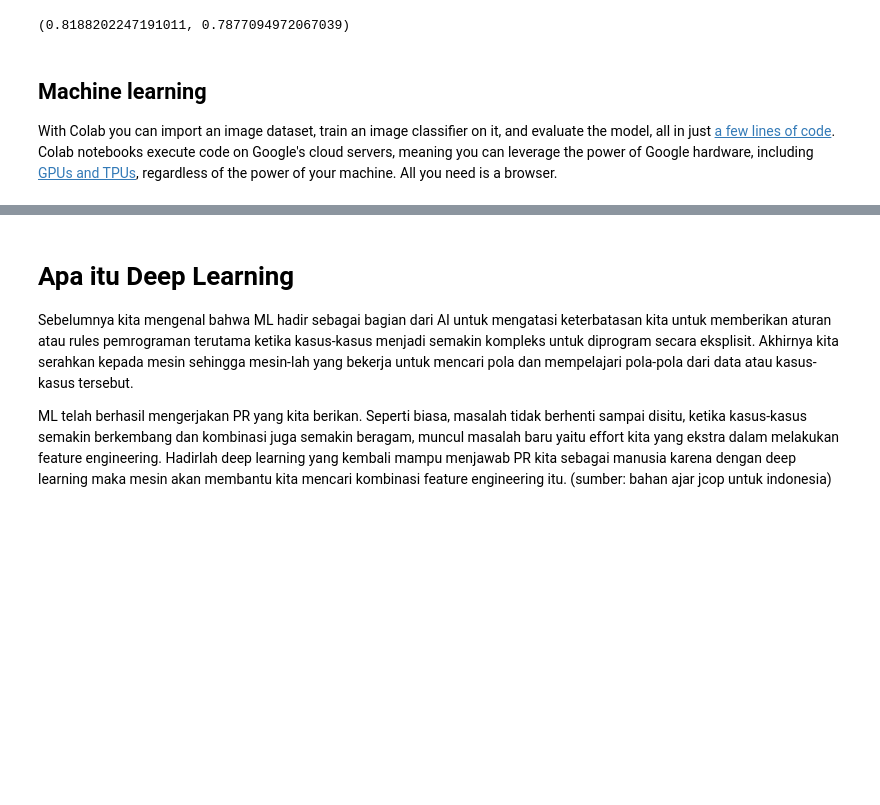
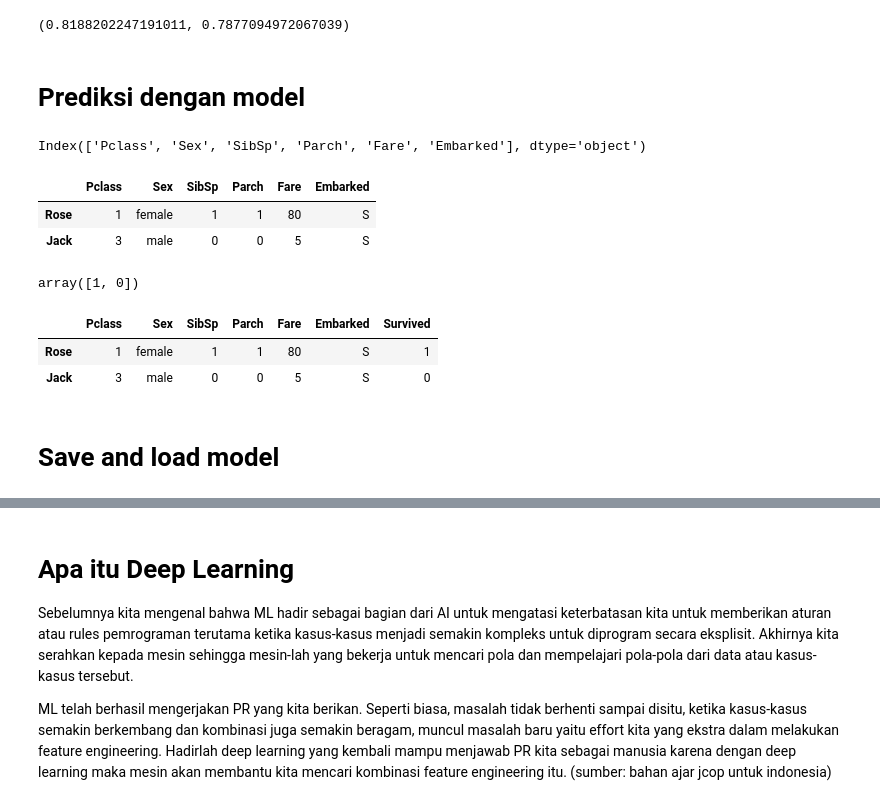
Before and after one commit to budsains/materi, a Jupyter notebook: material_book.ipynb, the cells around one changed output, grey strips where cells are left out. Cells and saved outputs as stored; diff of their text form; code cells hidden in the pictures; blank space fills up the shorter version.

```diff
--- a/material_book.ipynb
+++ b/material_book.ipynb
@@ -740,10 +740,38 @@ model.best_params_
 model.score(X_train,y_train), model.score(X_test,y_test)
 # %% [output]
 (0.8188202247191011, 0.7877094972067039)
-# %% [markdown]
-<div class="markdown-google-sans">
-
-## Machine learning
-</div>
-
-With Colab you can import an image dataset, train an image classifier on it, and evaluate the model, all in just <a href="https://colab.research.google.com/github/tensorflow/docs/blob/master/site/en/tutorials/quickstart/beginner.ipynb">a few lines of code</a>. Colab notebooks execute code on Google's cloud servers, meaning you can leverage the power of Google hardware, including <a href="#using-accelerated-hardware">GPUs and TPUs</a>, regardless of the power of your machine. All you need is a browser.
+# %% [markdown]
+# Prediksi dengan model
+# %%
+# ingat data yang masuk harus sama fiturnya (kolomnya) dengan data training. sebelumnya kita cek dl columnya apa aja
+X_train.columns
+# %% [output]
+Index(['Pclass', 'Sex', 'SibSp', 'Parch', 'Fare', 'Embarked'], dtype='object')
+# %%
+# misalkan ada data baru yang masuk -> kita gunakan model terbaik untuk memprediksi data tersebut.
+
+data_baru = [
+    [1, "female",1,1,80,"S"],
+    [3, "male", 0,0,5,"S"]
+]
+
+X_pred = pd.DataFrame(data_baru, index=["Rose", "Jack"], columns=X_train.columns) # bs jg kolom dimasukkan ke X ataupun X_train (ternyata)
+X_pred
+# %% [output]
+|  | Pclass | Sex | SibSp | Parch | Fare | Embarked |
+| Rose | 1 | female | 1 | 1 | 80 | S |
+| Jack | 3 | male | 0 | 0 | 5 | S |
+# %%
+model.predict(X_pred)
+# %% [output]
+array([1, 0])
+# %%
+# dapat dibuat dalam report tabel
+X_pred["Survived"] = model.predict(X_pred)
+X_pred
+# %% [output]
+|  | Pclass | Sex | SibSp | Parch | Fare | Embarked | Survived |
+| Rose | 1 | female | 1 | 1 | 80 | S | 1 |
+| Jack | 3 | male | 0 | 0 | 5 | S | 0 |
+# %% [markdown]
+# Save and load model
```
Also changed, not shown: parts of 10 cells of this notebook.
